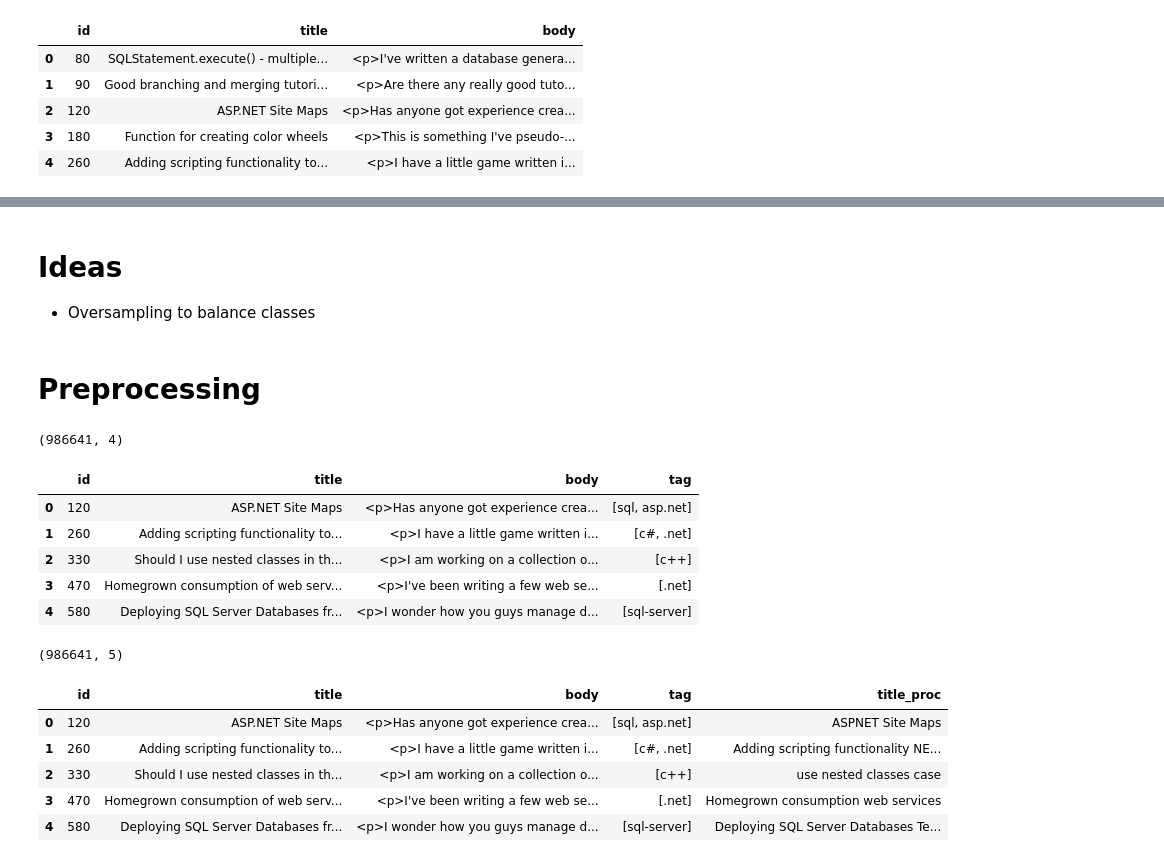
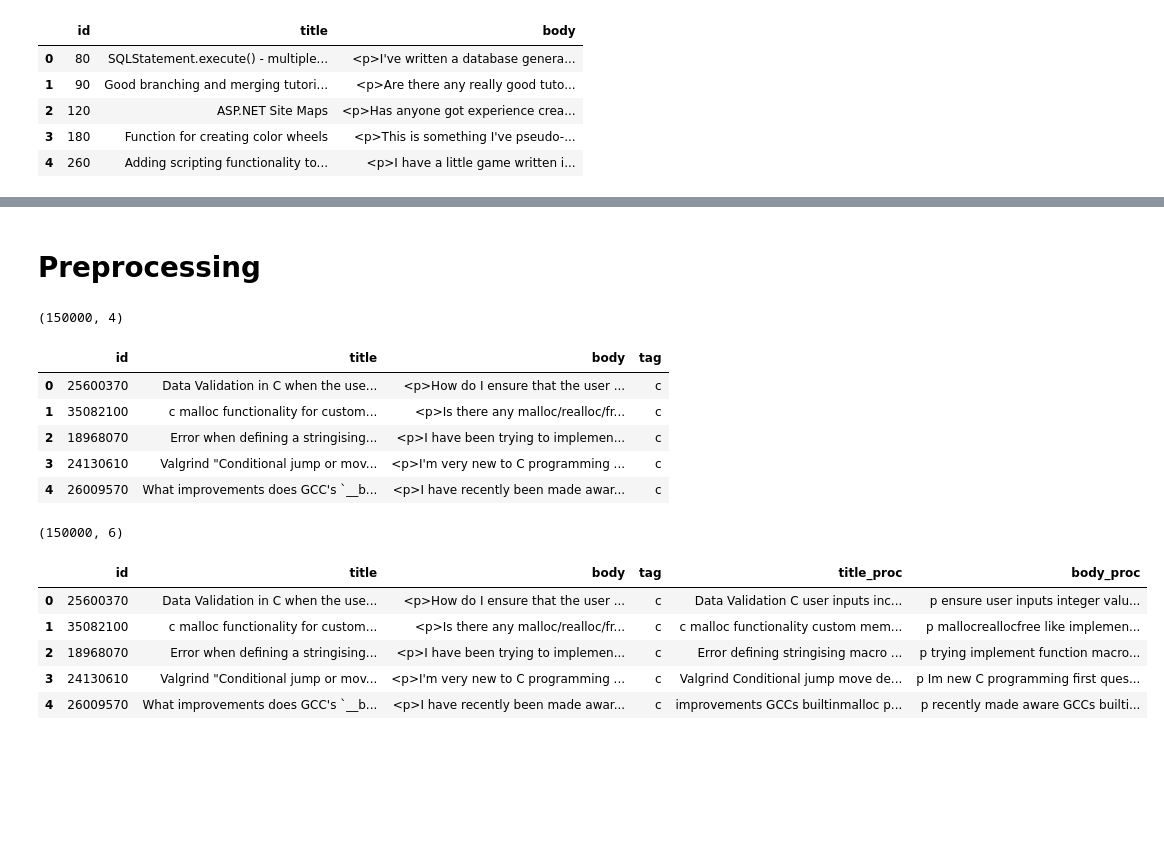
Before and after one commit to zbutton314/question-router, a Jupyter notebook: QuestionRouter.ipynb, the cells around one changed output, grey strips where cells are left out. Cells and saved outputs as stored; diff of their text form; code cells hidden in the pictures; blank space fills up the shorter version.

```diff
--- a/QuestionRouter.ipynb
+++ b/QuestionRouter.ipynb
@@ -84,11 +83,15 @@ disp(questions)
 # %%
 tags_long = pd.read_csv(f"{data_path}Tags.csv", header=0, encoding="ISO-8859-1",
                         engine="python", error_bad_lines=False)
-top_tags = tags_long["Tag"].value_counts().head(num_tags).index
-tags_long = tags_long[tags_long["Tag"].isin(top_tags)]
+# num_tags = 50
+# top_tags = tags_long["Tag"].value_counts().head(num_tags).index
+valid_tags = ["javascript", "java", "c#", "php", "python", "html", "c++", "sql", "c", "r"]
+tags_long = tags_long[tags_long["Tag"].isin(valid_tags)]
 
 tags = tags_long.groupby("Id").agg(tuple).applymap(list).reset_index()
 tags = tags.rename(columns={"Id": "id", "Tag": "tag"})
+tags = tags[tags["tag"].str.len() == 1]
+tags["tag"] = tags["tag"].apply(lambda x: x[0])
 
 disp(tags)
 # %% [output]
@@ -107,5 +125,8 @@ tags_long["Tag"].value_counts().plot()
 # %%
 df = questions.merge(tags, how="inner", on="id")
+df = df.groupby("tag").sample(n=15000, random_state=314).reset_index(drop=True)
+
+del questions, tags_long, tags
 
 disp(df)
 # %% [output]
@@ -147,20 +150,18 @@ ASP.NET Site Maps
-# %% [markdown]
-# Ideas
-- Oversampling to balance classes
 # %% [markdown]
 # Preprocessing
 # %%
 disp(df)
 # %% [output]
-(986641, 4)
+(150000, 4)
 |  | id | title | body | tag |
-| 0 | 120 | ASP.NET Site Maps | <p>Has anyone got experience crea... | [sql, asp.net] |
-| 1 | 260 | Adding scripting functionality to... | <p>I have a little game written i... | [c#, .net] |
-| 2 | 330 | Should I use nested classes in th... | <p>I am working on a collection o... | [c++] |
-| 3 | 470 | Homegrown consumption of web serv... | <p>I've been writing a few web se... | [.net] |
-| 4 | 580 | Deploying SQL Server Databases fr... | <p>I wonder how you guys manage d... | [sql-server] |
+| 0 | 25600370 | Data Validation in C when the use... | <p>How do I ensure that the user ... | c |
+| 1 | 35082100 | c malloc functionality for custom... | <p>Is there any malloc/realloc/fr... | c |
+| 2 | 18968070 | Error when defining a stringising... | <p>I have been trying to implemen... | c |
+| 3 | 24130610 | Valgrind "Conditional jump or mov... | <p>I'm very new to C programming ... | c |
+| 4 | 26009570 | What improvements does GCC's `__b... | <p>I have recently been made awar... | c |
 # %%
 def process_text(text):
+    text = text.replace("<", " <").replace(">", "> ")
     stop = stopwords.words('english')
     text = ''.join([char for char in text if char not in string.punctuation])
     text = ' '.join([word for word in text.split() if word.lower() not in stop])
@@ -168,13 +169,14 @@ def process_text(text):
     return text
 # %%
 df['title_proc'] = df['title'].apply(process_text)
+df['body_proc'] = df['body'].apply(process_text)
 
 disp(df)
 # %% [output]
-(986641, 5)
+(150000, 6)
-|  | id | title | body | tag | title_proc |
-| 0 | 120 | ASP.NET Site Maps | <p>Has anyone got experience crea... | [sql, asp.net] | ASPNET Site Maps |
-| 1 | 260 | Adding scripting functionality to... | <p>I have a little game written i... | [c#, .net] | Adding scripting functionality NE... |
-| 2 | 330 | Should I use nested classes in th... | <p>I am working on a collection o... | [c++] | use nested classes case |
-| 3 | 470 | Homegrown consumption of web serv... | <p>I've been writing a few web se... | [.net] | Homegrown consumption web services |
-| 4 | 580 | Deploying SQL Server Databases fr... | <p>I wonder how you guys manage d... | [sql-server] | Deploying SQL Server Databases Te... |
+|  | id | title | body | tag | title_proc | body_proc |
+| 0 | 25600370 | Data Validation in C when the use... | <p>How do I ensure that the user ... | c | Data Validation C user inputs inc... | p ensure user inputs integer valu... |
+| 1 | 35082100 | c malloc functionality for custom... | <p>Is there any malloc/realloc/fr... | c | c malloc functionality custom mem... | p mallocreallocfree like implemen... |
+| 2 | 18968070 | Error when defining a stringising... | <p>I have been trying to implemen... | c | Error defining stringising macro ... | p trying implement function macro... |
+| 3 | 24130610 | Valgrind "Conditional jump or mov... | <p>I'm very new to C programming ... | c | Valgrind Conditional jump move de... | p Im new C programming first ques... |
+| 4 | 26009570 | What improvements does GCC's `__b... | <p>I have recently been made awar... | c | improvements GCCs builtinmalloc p... | p recently made aware GCCs builti... |
```
Also changed, not shown: parts of 25 cells of this notebook, 1 other file.
